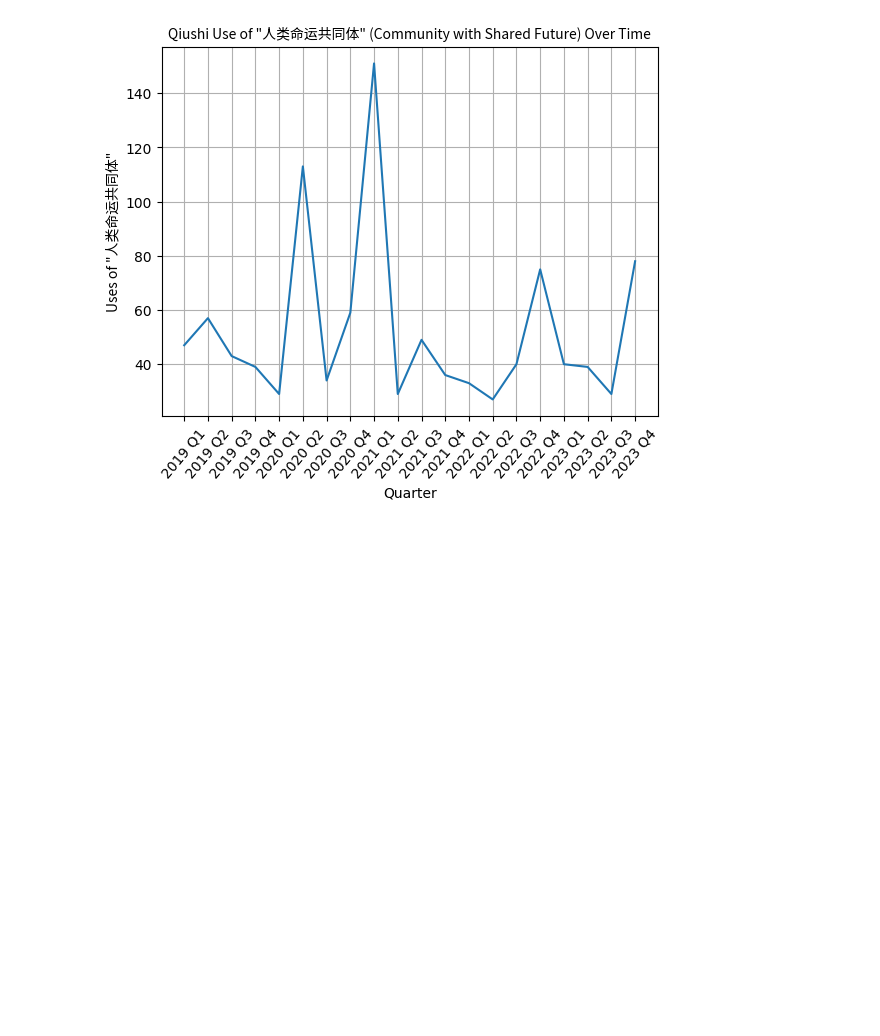
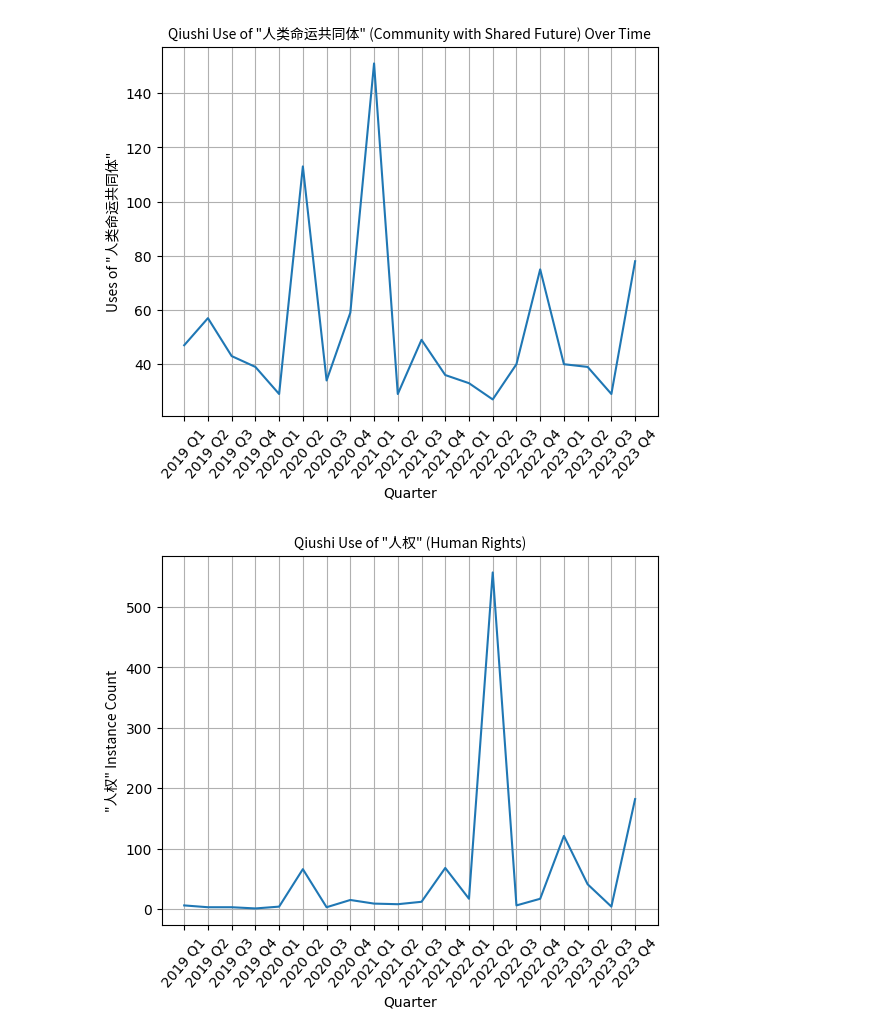
Before and after one commit to calebcsjm/China_Project, a Jupyter notebook: analyze_articles/frequency_analysis.ipynb, the cells around one changed output. Drawn from its saved outputs; the diff is of its cells as text; code cells hidden in the pictures; blank space fills up the shorter version.

Commit message:
Create report of preliminary econ results, generate additional frequency graphs

```diff
--- a/analyze_articles/frequency_analysis.ipynb
+++ b/analyze_articles/frequency_analysis.ipynb
@@ -195,3 +195,7 @@ plot_quarter_counts(articles, "人类命运共同体", "Community with Shared Fu
 # %% [output]
 Full Term_quarter_count dict: {'2024 Q1': 32, '2023 Q1': 40, '2023 Q2': 39, '2023 Q3': 29, '2023 Q4': 78, '2022 Q1': 33, '2022 Q2': 27, '2022 Q3': 40, '2022 Q4': 75, '2021 Q1': 151, '2021 Q2': 29, '20 ...
 [figure]
+# %%
+plot_quarter_counts(articles, "人权", "Human Rights")
+# %% [output]
+[figure, added]
```
Also changed, not shown: 1 other file.
